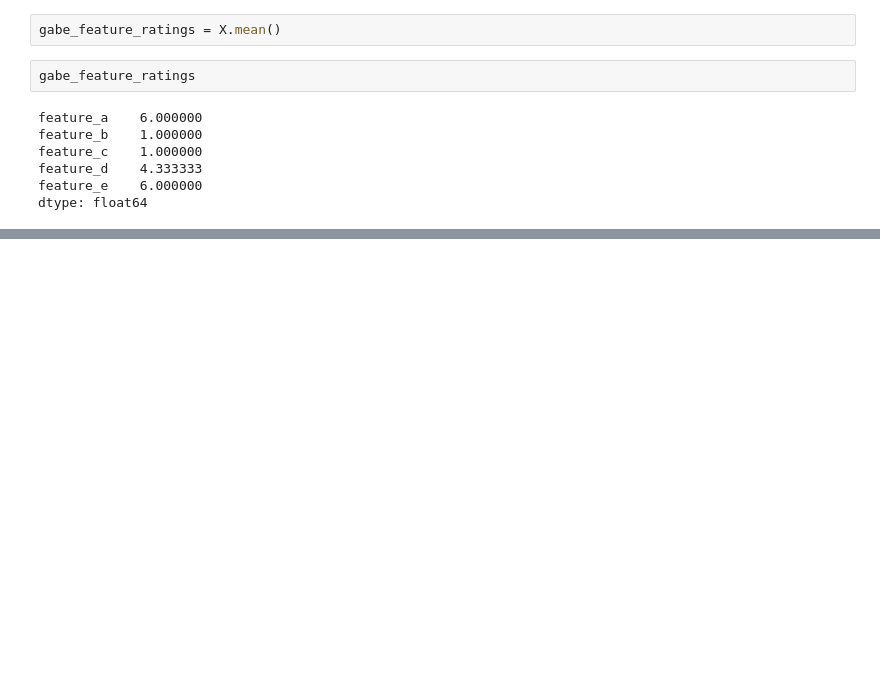
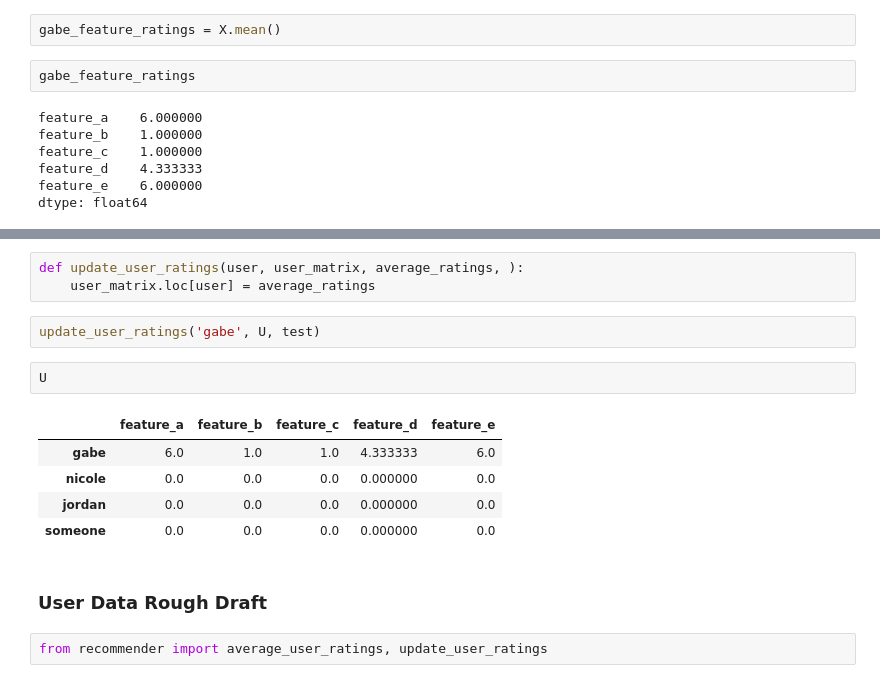
Before and after one commit to Gnishimura/We_Eat, a Jupyter notebook: new_db.ipynb, the cells around one changed output, grey strips where cells are left out. Drawn from its saved outputs; the diff is of its cells as text; blank space fills up the shorter version.

```diff
--- a/new_db.ipynb
+++ b/new_db.ipynb
@@ -364,0 +406,17 @@ def update_restaurant_matrix(restaurant_matrix, user_ratings_dict):
+# %%
+def update_user_ratings(user, user_matrix, average_ratings, ):
+    user_matrix.loc[user] = average_ratings
+# %%
+update_user_ratings('gabe', U, test)
+# %%
+U
+# %% [output]
+|  | feature_a | feature_b | feature_c | feature_d | feature_e |
+| gabe | 6.0 | 1.0 | 1.0 | 4.333333 | 6.0 |
+| nicole | 0.0 | 0.0 | 0.0 | 0.000000 | 0.0 |
+| jordan | 0.0 | 0.0 | 0.0 | 0.000000 | 0.0 |
+| someone | 0.0 | 0.0 | 0.0 | 0.000000 | 0.0 |
+# %% [markdown]
+### User Data Rough Draft
+# %%
+from recommender import average_user_ratings, update_user_ratings
```
Also changed, not shown: parts of 26 cells of this notebook.
